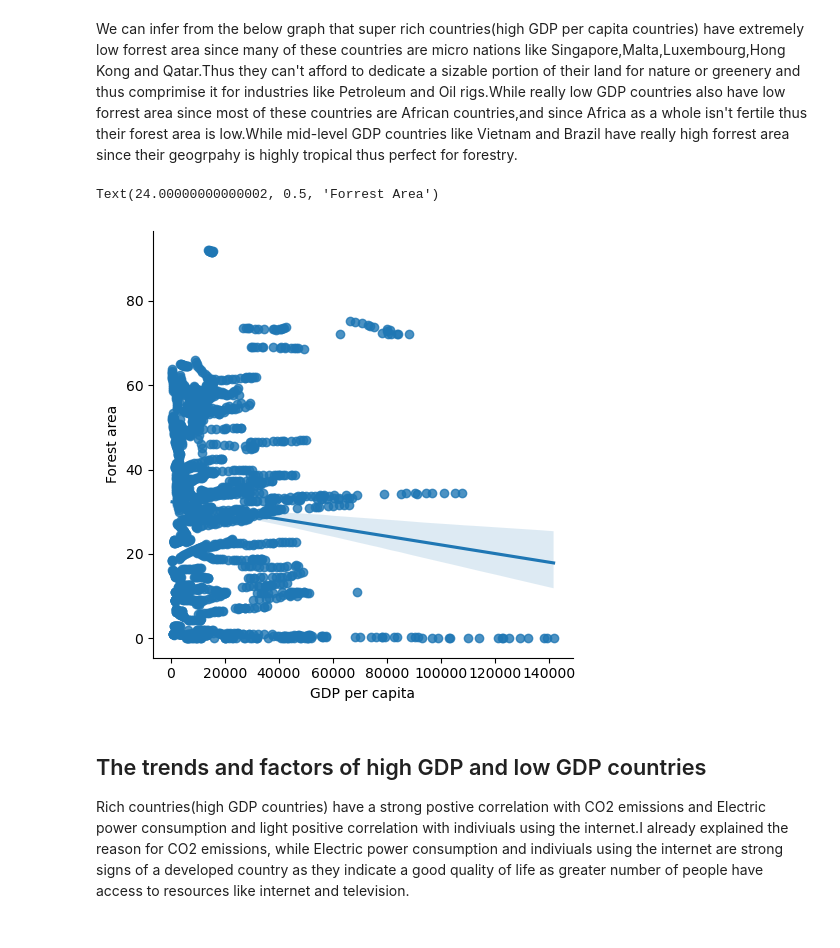
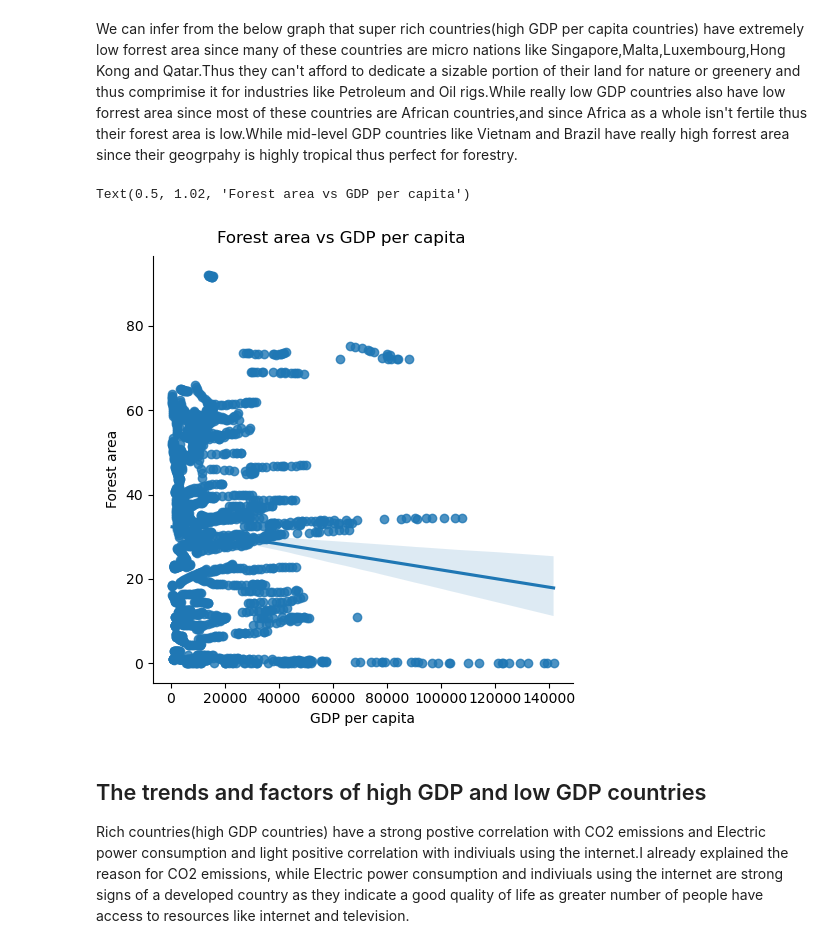
Before and after one commit to ubco-W2022T2-data301/project-group-group28, a Jupyter notebook: analysis/analysis3.ipynb, the cells around one changed output. Cells and saved outputs as stored; diff of their text form; code cells hidden in the pictures.

```diff
--- a/analysis/analysis3.ipynb
+++ b/analysis/analysis3.ipynb
@@ -248,12 +240,13 @@ We can infer from the below graph that super rich countries(high GDP per capita
 # %%
 import pandas as pd
 import seaborn as sns
 jk=sns.lmplot(x='GDP per capita', y='Forest area', data=df)
 ax.set_xlabel('GDP per capita (current US$)')
 ax.set_ylabel('Forrest Area')
+plt.suptitle('Forest area vs GDP per capita', y=1.02)
 # %% [output]
-Text(24.00000000000002, 0.5, 'Forrest Area')
+Text(0.5, 1.02, 'Forest area vs GDP per capita')
-[figure, old version]
+[figure, new version]
 # %% [markdown]
 ## The trends and factors of high GDP and low GDP countries
 Rich countries(high GDP countries) have a strong postive correlation with CO2 emissions and Electric power consumption and light positive correlation with indiviuals using the internet.I already explained the reason for CO2 emissions, while Electric power consumption and indiviuals using the internet are strong signs of a developed country as they indicate a good quality of life as greater number of people have access to resources like internet and television.
```
Also changed, not shown: parts of 3 cells of this notebook.
